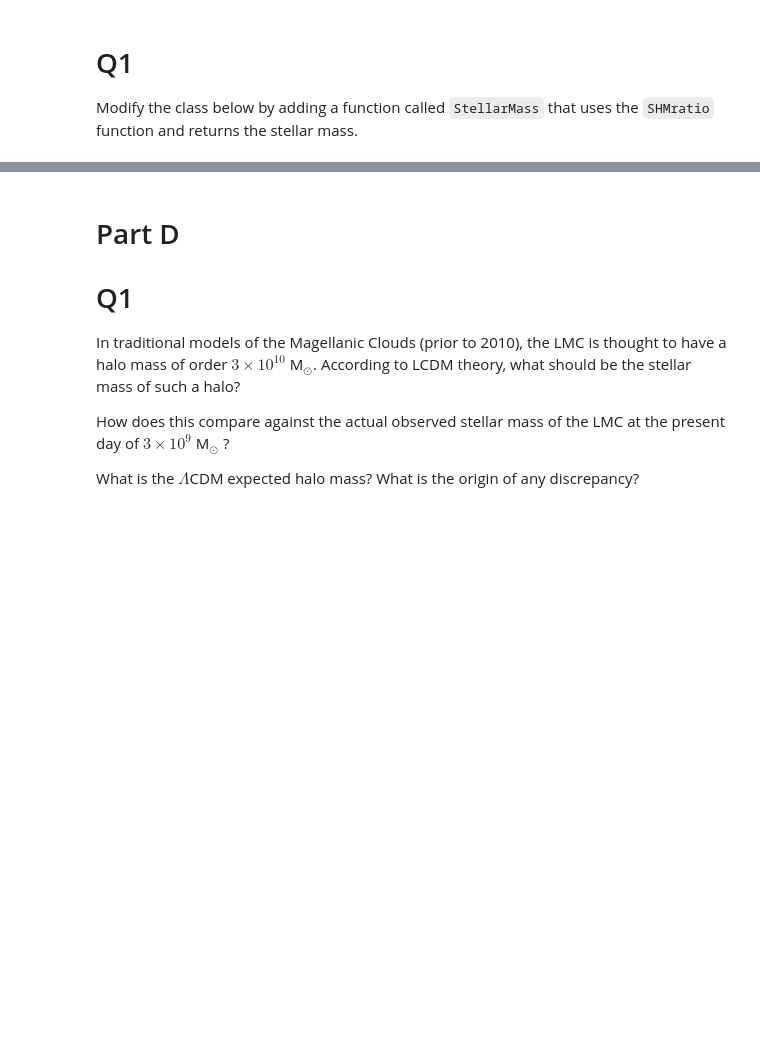
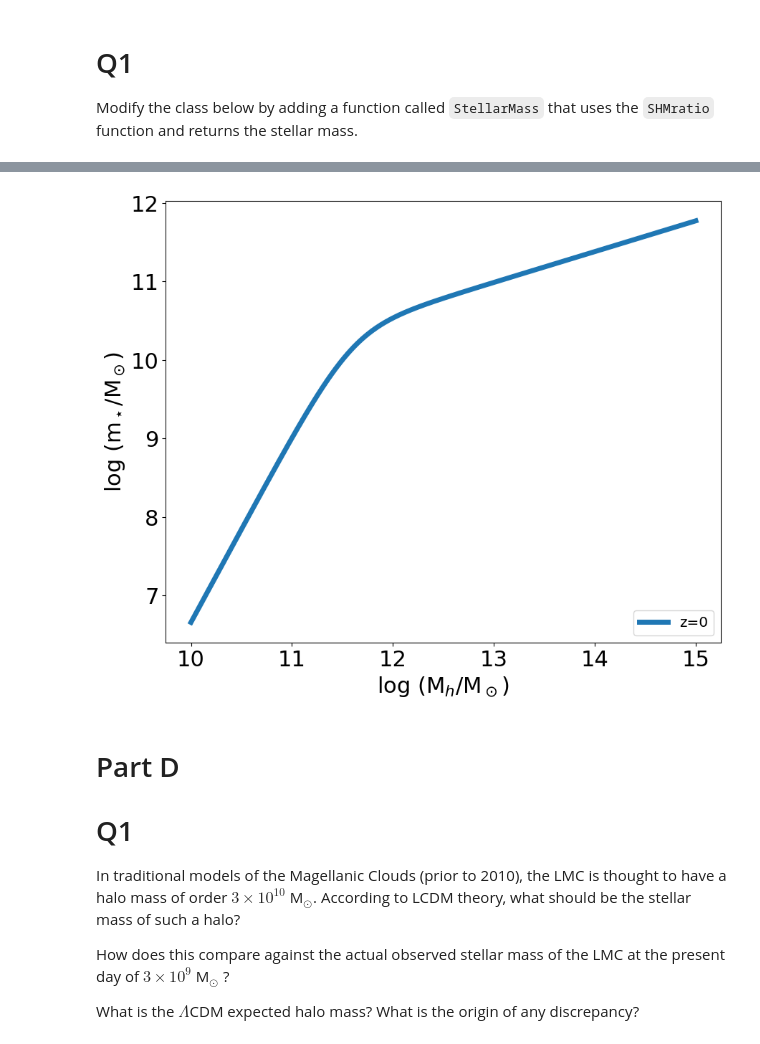
Before and after one commit to jaymotka/400B_2023_motka, a Jupyter notebook: Labs/Lab5/Lab5.ipynb, the cells around one changed output, grey strips where cells are left out. Cells and saved outputs as stored; diff of their text form; code cells hidden in the pictures; blank space fills up the shorter version.

```diff
--- a/Labs/Lab5/Lab5.ipynb
+++ b/Labs/Lab5/Lab5.ipynb
@@ -142,9 +165,20 @@ class AbundanceMatching:
 
         return SHMratio
 
-
  # Q1: add a function to the class that takes the SHM ratio and returns
 # The stellar mass
+    def stellarMass(self):
+        """This is the method to compute the stellar mass of a galaxy using equation 2 from Monster+2013.
+
+        Returns
+        -------
+            m_stellar: float
+                Stellar mass of a galaxy in Msun
+        """
+
+        m_stellar = self.mhalo*self.SHMratio()
+
+        return m_stellar
 # %% [markdown]
 # Part C : Plot the Moster Relation
 
@@ -160,31 +194,33 @@ MosterZ0 = AbundanceMatching(mh,0)
 # %%
 
 fig,ax = plt.subplots(figsize=(10,8))
 
 
 #adjust tick label font size
 label_size = 22
 matplotlib.rcParams['xtick.labelsize'] = label_size
 matplotlib.rcParams['ytick.labelsize'] = label_size
 
 # Plot z = 0
-plt.plot(np.log10(mh), np.log10(MosterZ0.StellarMass()),
+plt.plot(np.log10(mh), np.log10(MosterZ0.stellarMass()),
          linewidth = 5, label='z=0')
 
 # Continue plotting for the other redshifts here
 
 
 
 
 # Axes labels
 plt.xlabel('log (M$_h$/M$_\odot$)',fontsize=22)
 plt.ylabel('log (m$_\star$/M$_\odot$)', fontsize=22)
 
 # Legend
 plt.legend(loc='lower right',fontsize='x-large')
 
 # save the file
-plt.savefig(AbundanceMatching_Lab5.png)
+plt.savefig("AbundanceMatching_Lab5.png")
+# %% [output]
+[figure, added]
 # %% [markdown]
 # Part D
 
```
Also changed, not shown: parts of 3 cells of this notebook, 1 other file.
